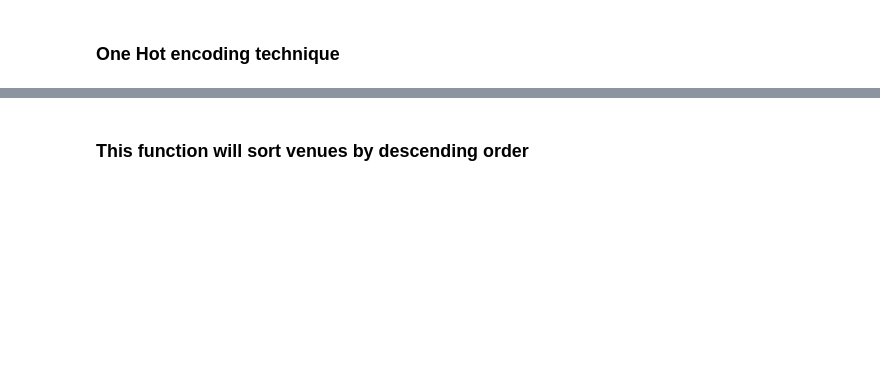
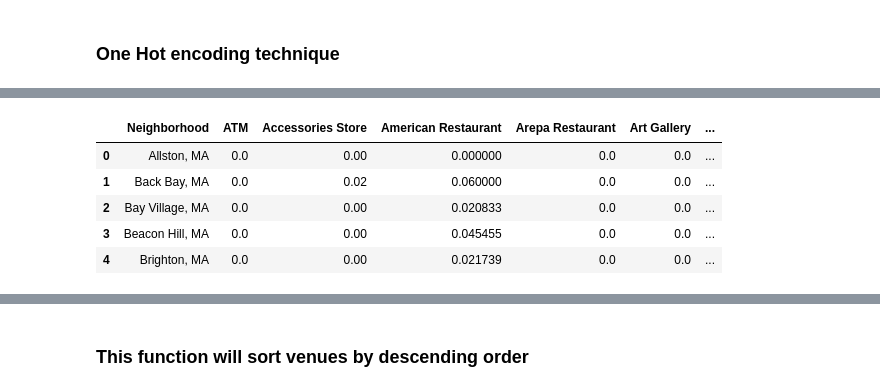
Before and after one commit to johndamaro/Coursera_Capstone, a Jupyter notebook: perfectfit.ipynb, the cells around one changed output, grey strips where cells are left out. Saved outputs shown, nothing was run; the diff lists cells and outputs as text; code cells hidden in the pictures; blank space fills up the shorter version.

```diff
--- a/perfectfit.ipynb
+++ b/perfectfit.ipynb
@@ -423,15 +484,21 @@ nyc_onehot.head()
 # %%
 # one hot encoding
 bos_onehot = pd.get_dummies(bos_venues[['Venue Category']], prefix="", prefix_sep="")
 
 # add neighborhood column back to dataframe
-bos_onehot['Neighborhood'] = bos_venues['Neighborhood'] ", MA"
+bos_onehot['Neighborhood'] = bos_venues['Neighborhood'] + ", MA"
 
-# move neighborhood column to the first column
-fixed_columns = [bos_onehot.loc[:, "Neightborhoods"]] + list(bos_onehot.columns[:-1])
-bos_onehot = bos_onehot[fixed_columns]
+# rows by neighborhood and by taking the mean of the frequency of occurrence of each category
 
-bos_onehot.head()
+bos_grouped = bos_onehot.groupby('Neighborhood').mean().reset_index()
+bos_grouped.head()
+# %% [output]
+|  | Neighborhood | ATM | Accessories Store | American Restaurant | Arepa Restaurant | Art Gallery | ... |
+| 0 | Allston, MA | 0.0 | 0.00 | 0.000000 | 0.0 | 0.0 | ... |
+| 1 | Back Bay, MA | 0.0 | 0.02 | 0.060000 | 0.0 | 0.0 | ... |
+| 2 | Bay Village, MA | 0.0 | 0.00 | 0.020833 | 0.0 | 0.0 | ... |
+| 3 | Beacon Hill, MA | 0.0 | 0.00 | 0.045455 | 0.0 | 0.0 | ... |
+| 4 | Brighton, MA | 0.0 | 0.00 | 0.021739 | 0.0 | 0.0 | ... |
 # %%
 # one hot encoding
 chi_onehot = pd.get_dummies(chi_venues[['Venue Category']], prefix="", prefix_sep="")
```
Also changed, not shown: parts of 14 cells of this notebook.
